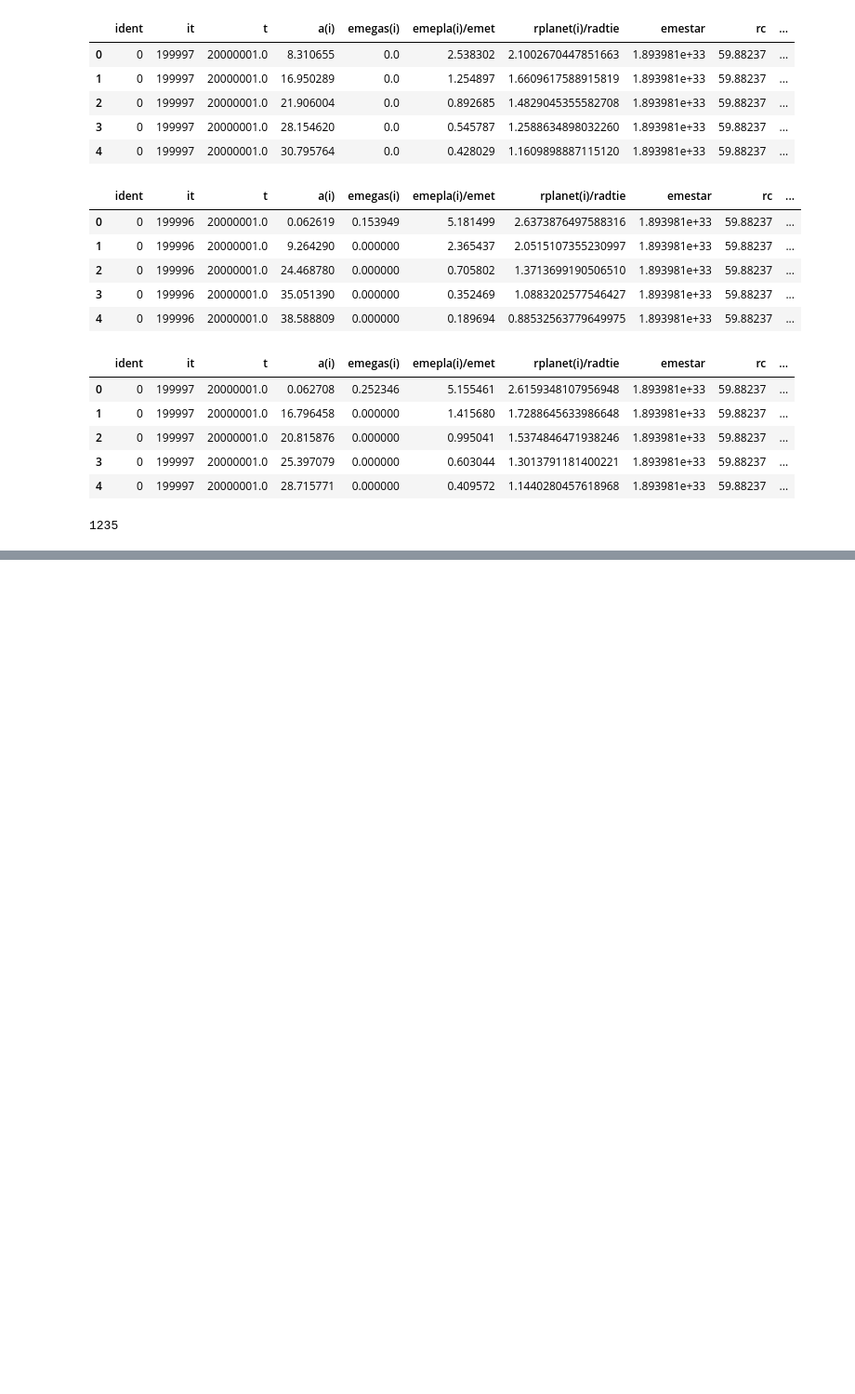
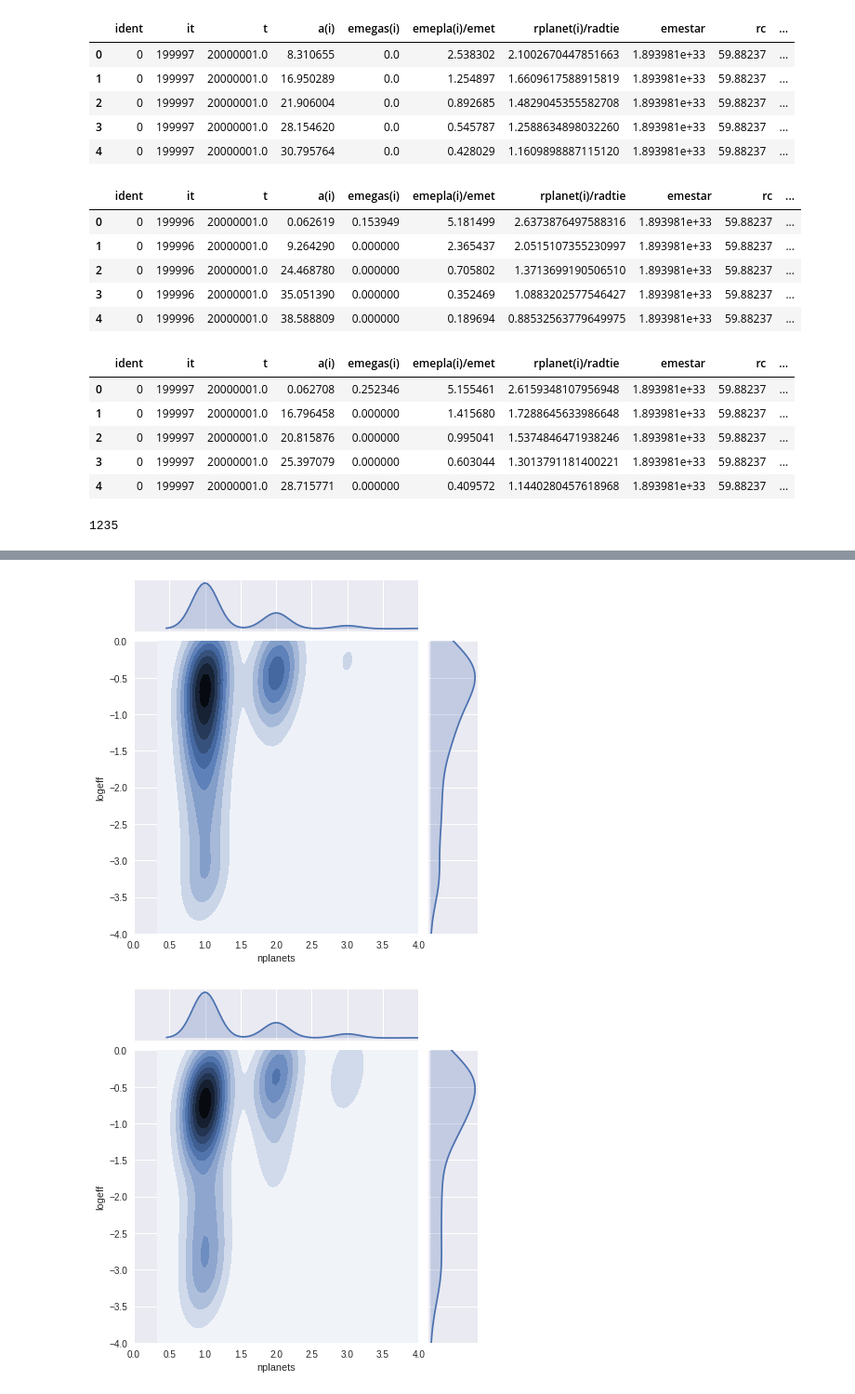
Before and after one commit to saint-germain/planetas_datos, a Jupyter notebook: dataprep.ipynb, the cells around one changed output, grey strips where cells are left out. Shown: that part at 93% size. Cells and saved outputs as stored; diff of their text form; code cells hidden in the pictures; blank space fills up the shorter version.

```diff
--- a/dataprep.ipynb
+++ b/dataprep.ipynb
@@ -168,0 +199,11 @@ Systems with giant planets: 434
+# %%
+dnpg['logeff']=np.log10(dnpg.massefficiency)
+dlpg['logeff']=np.log10(dlpg.massefficiency)
+dhpg['logeff']=np.log10(dhpg.massefficiency)
+# %%
+ax=sns.jointplot(x="nplanets", y="logeff", data=dnpg,kind="kde",stat_func=None,xlim=(0,4),ylim=(-4,0))
+ax=sns.jointplot(x="nplanets", y="logeff", data=dlpg,kind="kde",stat_func=None,xlim=(0,4),ylim=(-4,0))
+ax=sns.jointplot(x="nplanets", y="logeff", data=dhpg,kind="kde",stat_func=None,xlim=(0,4),ylim=(-4,0))
+# %% [output]
+[figure, added]
+[figure, added]
```
Also changed, not shown: parts of 27 cells of this notebook.
